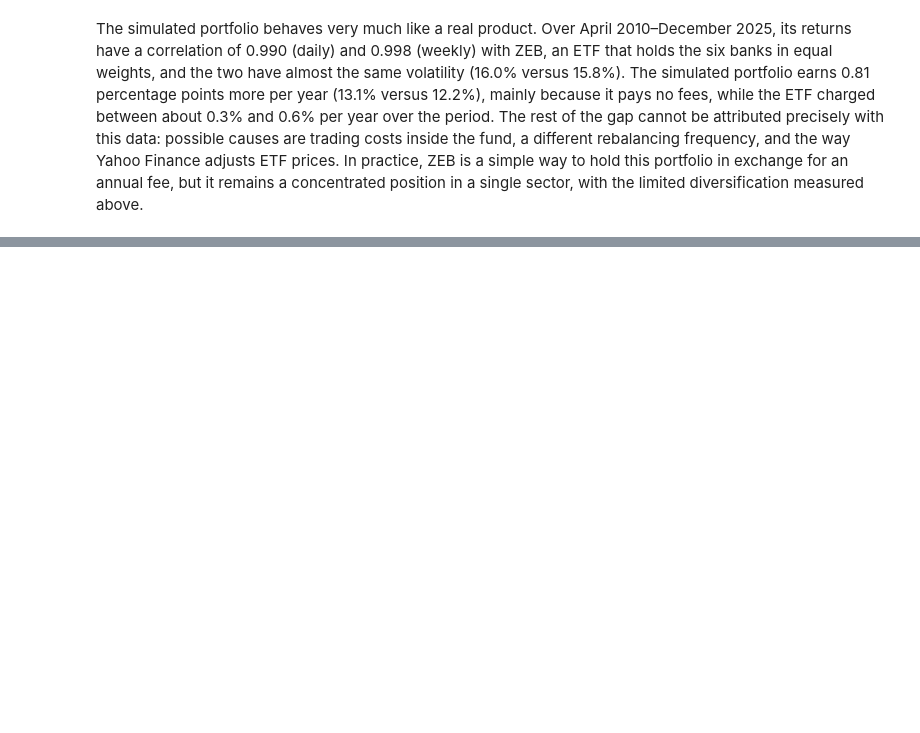
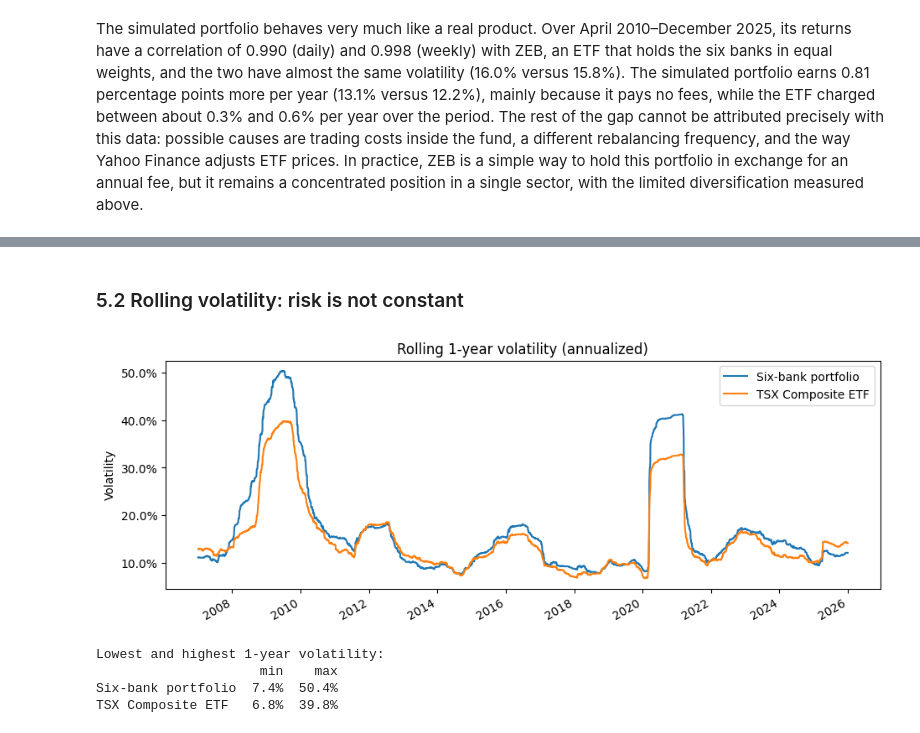
Before and after one commit to quentin-garcia-3b1724235/canadian-banks-portfolio-analysis, a Jupyter notebook: notebooks/canadian_banks_analysis.ipynb, the cells around one changed output, grey strips where cells are left out. Cells and saved outputs as stored; diff of their text form; code cells hidden in the pictures; blank space fills up the shorter version.

```diff
--- a/notebooks/canadian_banks_analysis.ipynb
+++ b/notebooks/canadian_banks_analysis.ipynb
@@ -813,0 +1002,20 @@ The simulated portfolio behaves very much like a real product. Over April 2010
+# %% [markdown]
+### 5.2 Rolling volatility: risk is not constant
+# %%
+rolling_vol = risk_returns[["Six-bank portfolio", "TSX Composite ETF"]].rolling(252).std() * np.sqrt(252)
+
+ax = rolling_vol.plot(figsize=(11, 4))
+ax.yaxis.set_major_formatter(PercentFormatter(1.0))
+ax.set_title("Rolling 1-year volatility (annualized)")
+ax.set_ylabel("Volatility")
+ax.set_xlabel("")
+plt.show()
+
+print("Lowest and highest 1-year volatility:")
+print(rolling_vol.agg(["min", "max"]).T.map("{:.1%}".format).to_string())
+# %% [output]
+[figure, added]
+Lowest and highest 1-year volatility:
+                     min    max
+Six-bank portfolio  7.4%  50.4%
+TSX Composite ETF   6.8%  39.8%
```
Also changed, not shown: parts of 14 cells of this notebook.
